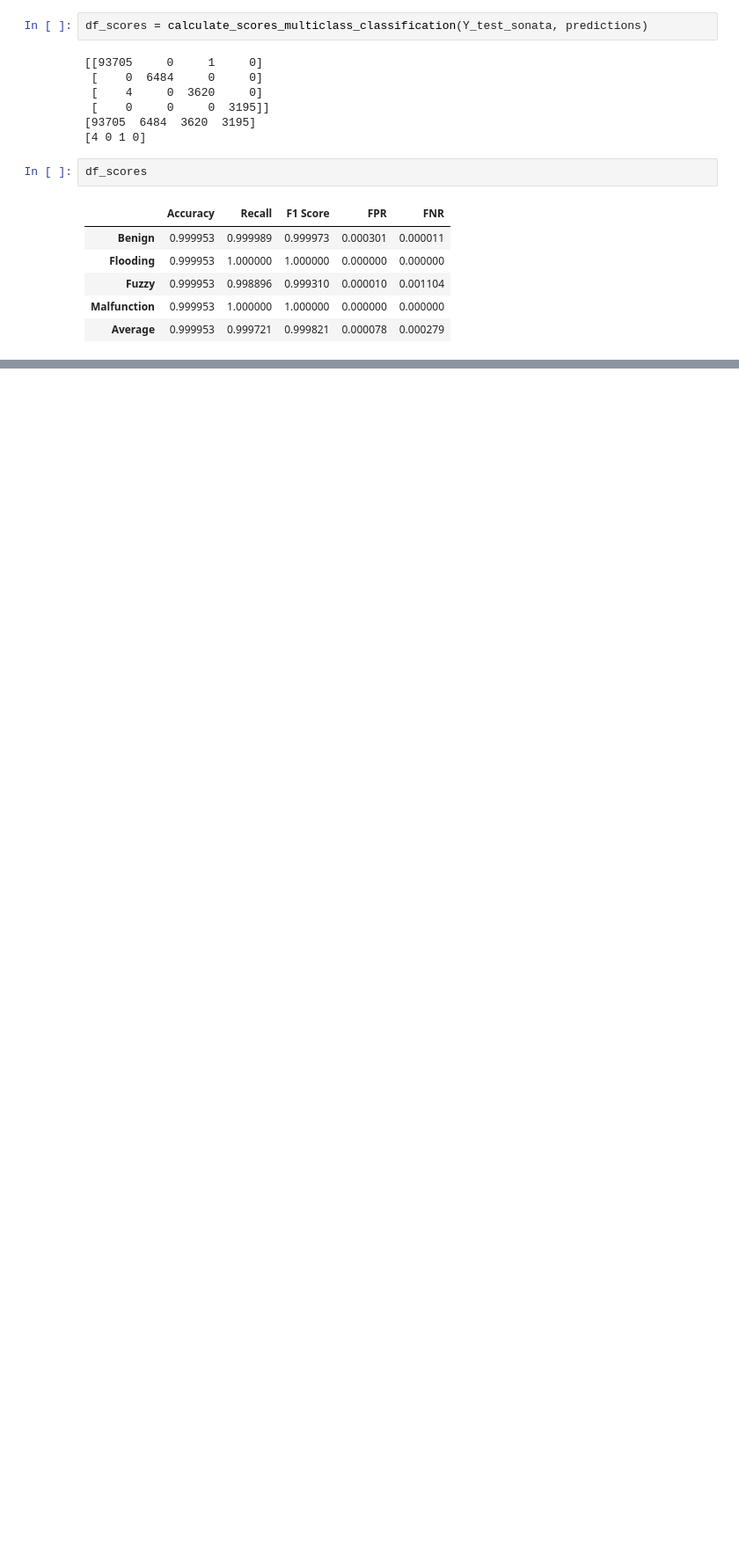
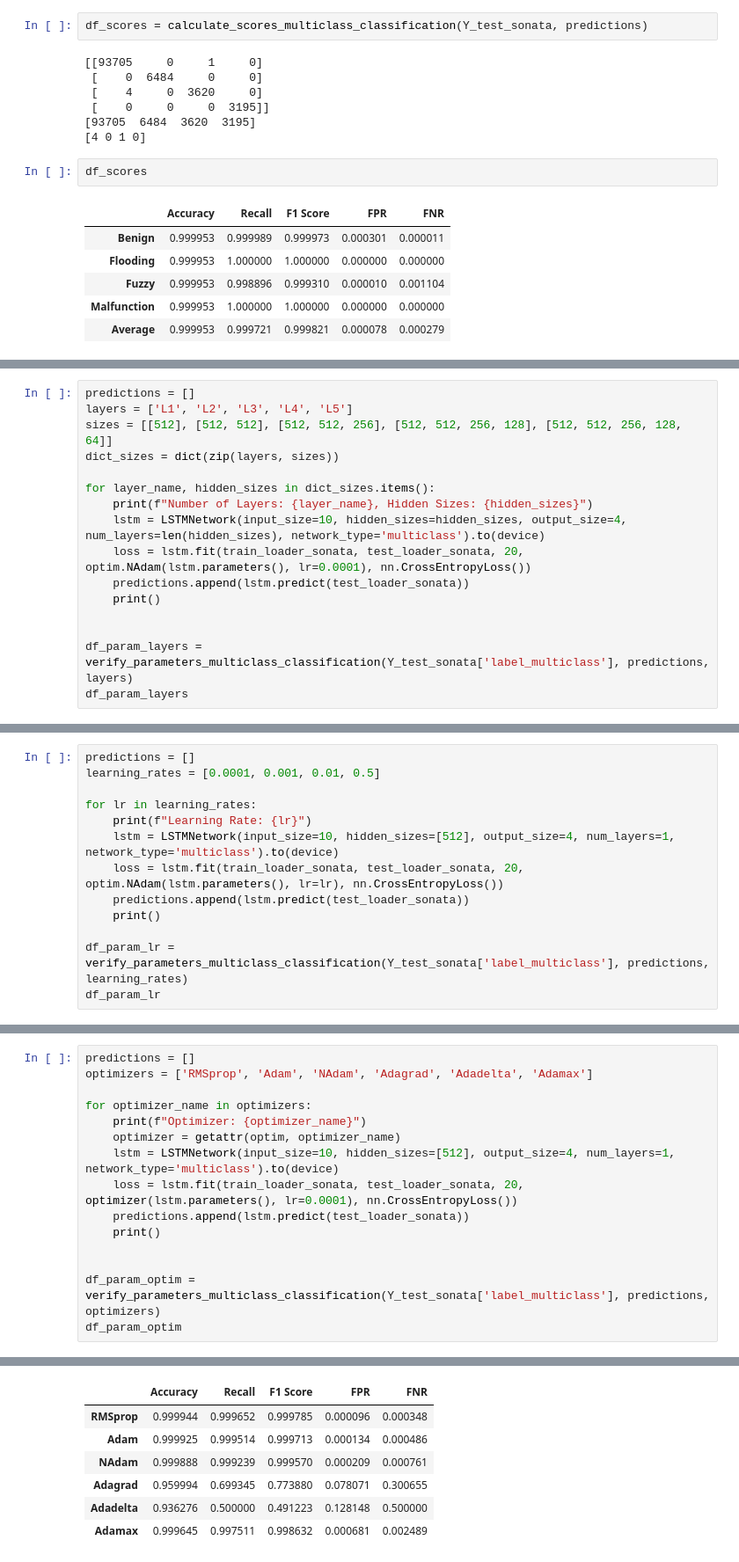
Before and after one commit to zsikorska/cps-can-bus, a Jupyter notebook: detection.ipynb, the cells around one changed output, grey strips where cells are left out. Shown at 88% size. Cells and saved outputs as stored; diff of their text form; blank space fills up the shorter version.

```diff
--- a/detection.ipynb
+++ b/detection.ipynb
@@ -450,0 +623,16 @@ df_scores
+# %%
+predictions = []
+layers = ['L1', 'L2', 'L3', 'L4', 'L5']
+sizes = [[512], [512, 512], [512, 512, 256], [512, 512, 256, 128], [512, 512, 256, 128, 64]]
+dict_sizes = dict(zip(layers, sizes))
+
+for layer_name, hidden_sizes in dict_sizes.items():
+    print(f"Number of Layers: {layer_name}, Hidden Sizes: {hidden_sizes}")
+    lstm = LSTMNetwork(input_size=10, hidden_sizes=hidden_sizes, output_size=4, num_layers=len(hidden_sizes), network_type='multiclass').to(device)
+    loss = lstm.fit(train_loader_sonata, test_loader_sonata, 20, optim.NAdam(lstm.parameters(), lr=0.0001), nn.CrossEntropyLoss())
+    predictions.append(lstm.predict(test_loader_sonata))
+    print()
+
+
+df_param_layers = verify_parameters_multiclass_classification(Y_test_sonata['label_multiclass'], predictions, layers)
+df_param_layers
@@ -450,0 +665,13 @@ df_scores
+# %%
+predictions = []
+learning_rates = [0.0001, 0.001, 0.01, 0.5]
+
+for lr in learning_rates:
+    print(f"Learning Rate: {lr}")
+    lstm = LSTMNetwork(input_size=10, hidden_sizes=[512], output_size=4, num_layers=1, network_type='multiclass').to(device)
+    loss = lstm.fit(train_loader_sonata, test_loader_sonata, 20, optim.NAdam(lstm.parameters(), lr=lr), nn.CrossEntropyLoss())
+    predictions.append(lstm.predict(test_loader_sonata))
+    print()
+
+df_param_lr = verify_parameters_multiclass_classification(Y_test_sonata['label_multiclass'], predictions, learning_rates)
+df_param_lr
@@ -450,0 +703,16 @@ df_scores
+# %%
+predictions = []
+optimizers = ['RMSprop', 'Adam', 'NAdam', 'Adagrad', 'Adadelta', 'Adamax']
+
+for optimizer_name in optimizers:
+    print(f"Optimizer: {optimizer_name}")
+    optimizer = getattr(optim, optimizer_name)
+    lstm = LSTMNetwork(input_size=10, hidden_sizes=[512], output_size=4, num_layers=1, network_type='multiclass').to(device)
+    loss = lstm.fit(train_loader_sonata, test_loader_sonata, 20, optimizer(lstm.parameters(), lr=0.0001), nn.CrossEntropyLoss())
+    predictions.append(lstm.predict(test_loader_sonata))
+    print()
+
+
+df_param_optim = verify_parameters_multiclass_classification(Y_test_sonata['label_multiclass'], predictions, optimizers)
+df_param_optim
+# %% [output]
@@ -450,0 +736,7 @@ df_scores
+|  | Accuracy | Recall | F1 Score | FPR | FNR |
+| RMSprop | 0.999944 | 0.999652 | 0.999785 | 0.000096 | 0.000348 |
+| Adam | 0.999925 | 0.999514 | 0.999713 | 0.000134 | 0.000486 |
+| NAdam | 0.999888 | 0.999239 | 0.999570 | 0.000209 | 0.000761 |
+| Adagrad | 0.959994 | 0.699345 | 0.773880 | 0.078071 | 0.300655 |
+| Adadelta | 0.936276 | 0.500000 | 0.491223 | 0.128148 | 0.500000 |
+| Adamax | 0.999645 | 0.997511 | 0.998632 | 0.000681 | 0.002489 |
```
Also changed, not shown: parts of 24 cells of this notebook.
